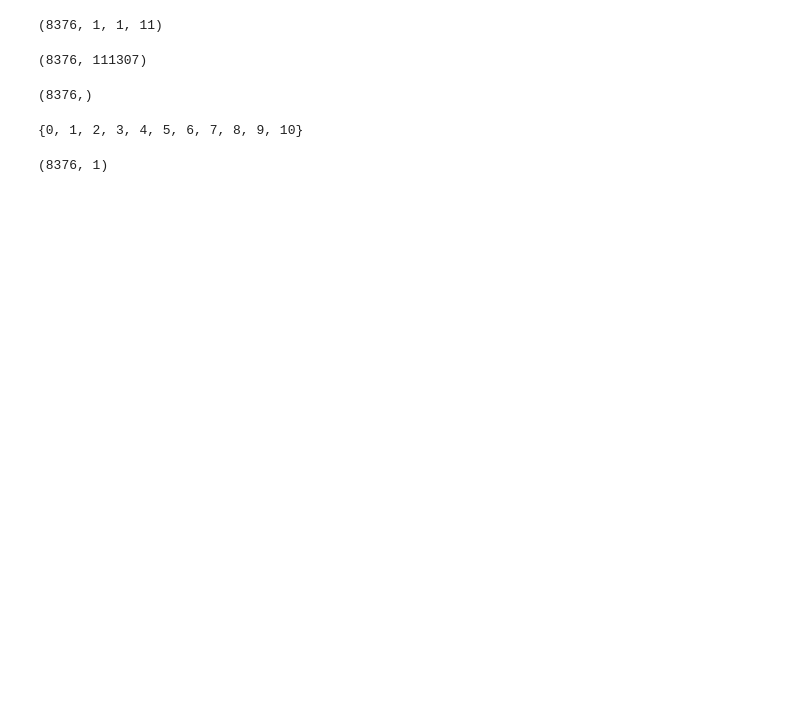
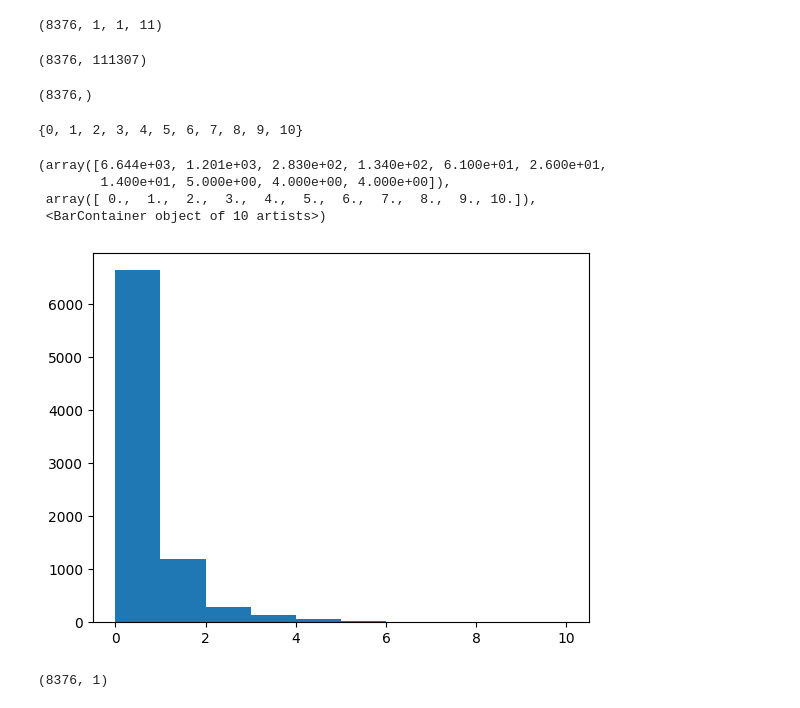
Before and after one commit to arisanguyen/210_Capstone_Aditya_Arisa_Noriel, a Jupyter notebook: abajaj_modeling.ipynb, the cells around one changed output. Drawn from its saved outputs; the diff is of its cells as text; code cells hidden in the pictures; blank space fills up the shorter version.

```diff
--- a/abajaj_modeling.ipynb
+++ b/abajaj_modeling.ipynb
@@ -336,6 +445,14 @@ y_train.shape
 set(y_train)
 # %% [output]
 {0, 1, 2, 3, 4, 5, 6, 7, 8, 9, 10}
+# %%
+plt.hist(y_train)
+# %% [output]
+(array([6.644e+03, 1.201e+03, 2.830e+02, 1.340e+02, 6.100e+01, 2.600e+01,
+        1.400e+01, 5.000e+00, 4.000e+00, 4.000e+00]),
+ array([ 0.,  1.,  2.,  3.,  4.,  5.,  6.,  7.,  8.,  9., 10.]),
+ <BarContainer object of 10 artists>)
+[figure, added]
 # %%
 y_train_2 = []
 for row in y_train:
```
Also changed, not shown: parts of 21 cells of this notebook.
